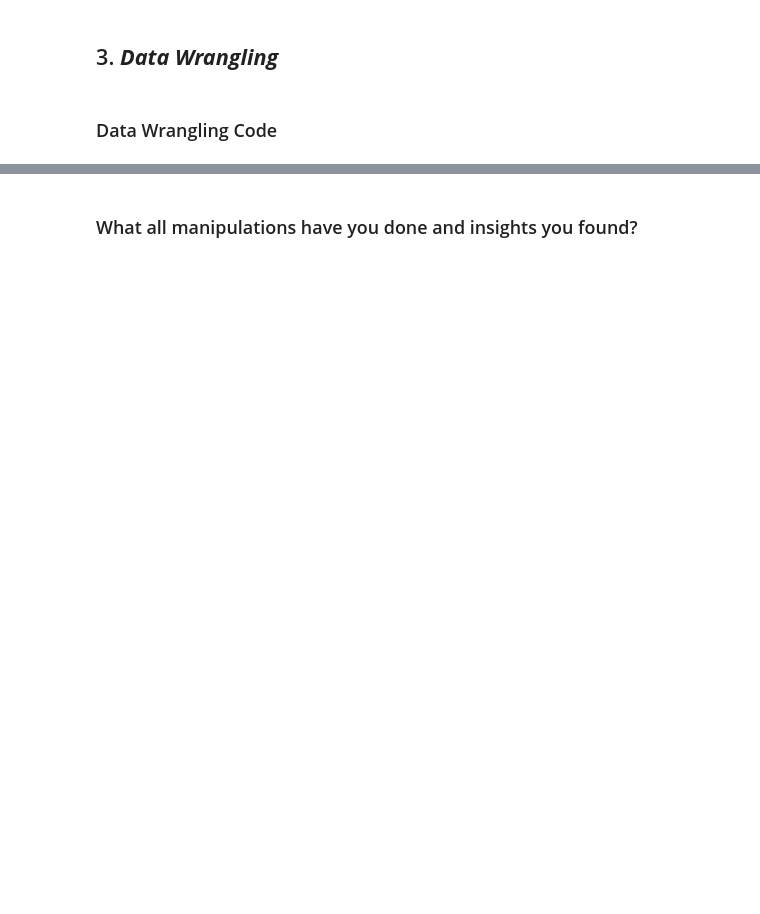
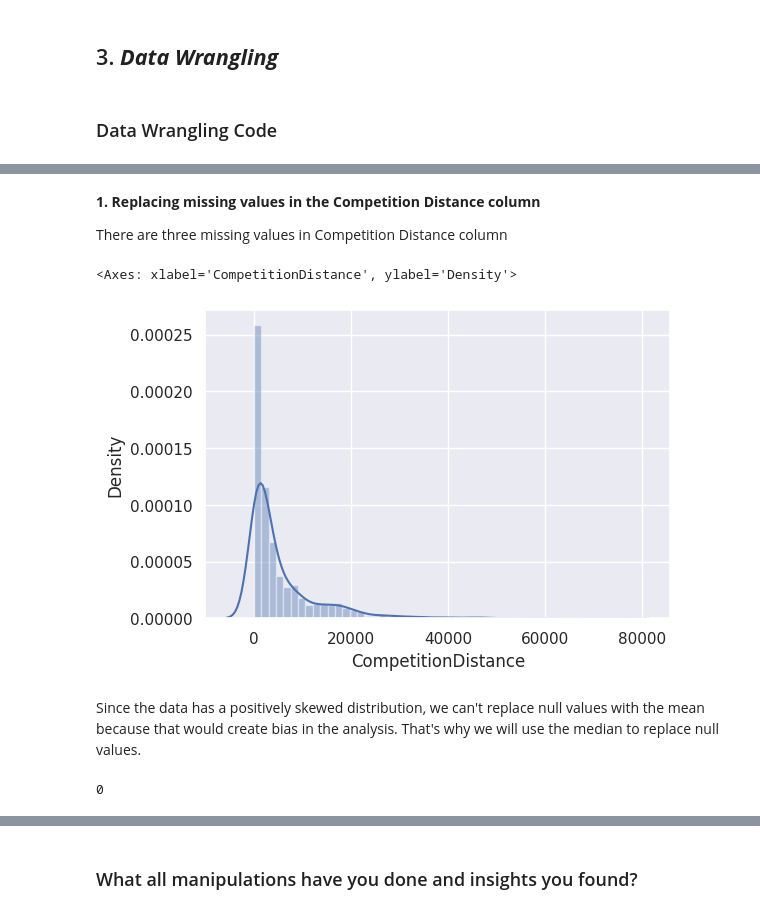
Before and after one commit to abhijain1216/Retail-Sales-Prediction-Regression-Project, a Jupyter notebook: Retail_Sales_Prediction_Regression_Project.ipynb, the cells around one changed output, grey strips where cells are left out. Drawn from its saved outputs; the diff is of its cells as text; code cells hidden in the pictures; blank space fills up the shorter version.

```diff
--- a/Retail_Sales_Prediction_Regression_Project.ipynb
+++ b/Retail_Sales_Prediction_Regression_Project.ipynb
@@ -294,0 +382,14 @@ Answer Here
+# %% [markdown]
+**1. Replacing missing values in the Competition Distance column**
+
+There are three missing values in Competition Distance column
+# %%
+# Let's check the distribution of CompetitionDistance
+plt.figure(figsize = (6,4))
+sns.set_theme()
+sns.distplot(stores_df['CompetitionDistance'])
+# %% [output]
+<Axes: xlabel='CompetitionDistance', ylabel='Density'>
+[figure, added]
+# %% [markdown]
+Since the data has a positively skewed distribution, we can't replace null values with the mean because that would create bias in the analysis. That's why we will use the median to replace null values.
@@ -294,0 +399,5 @@ Answer Here
+# %%
+# Let's check if there is any other null value  in Competition Distance column
+stores_df['CompetitionDistance'].isnull().sum()
+# %% [output]
+0
```
Also changed, not shown: parts of 42 cells of this notebook.
